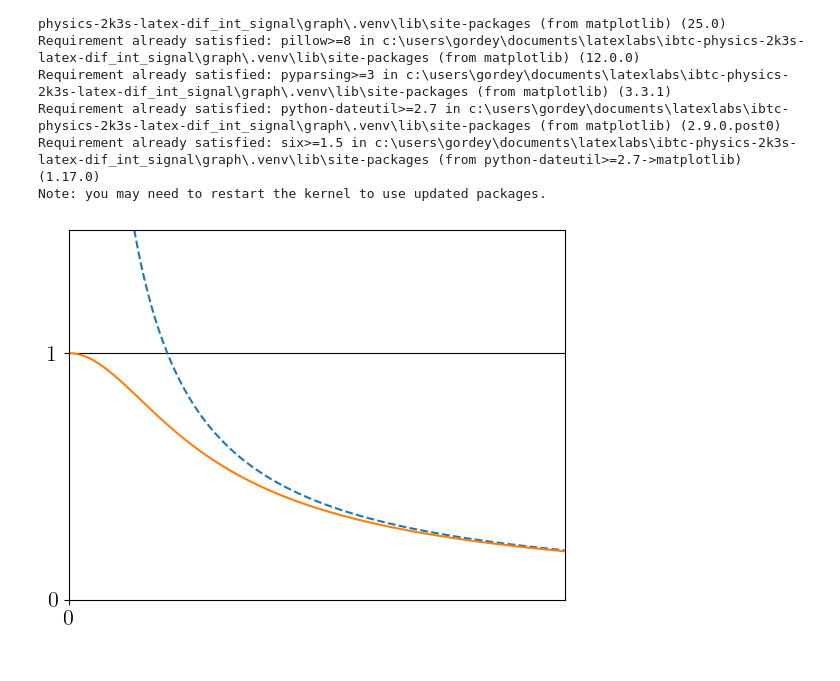
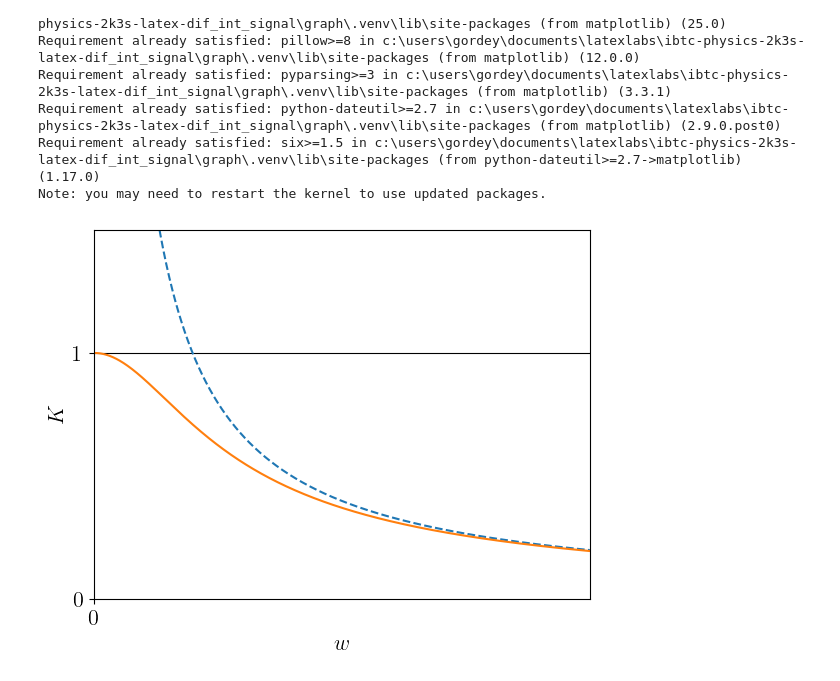
Before and after one commit to SerKin0/IBTC-physics-2k3s-latex-dif_int_signal, a Jupyter notebook: graph/charts/main.ipynb, the cells around one changed output. Saved outputs shown, nothing was run; the diff lists cells and outputs as text; code cells hidden in the pictures.

```diff
--- a/graph/charts/main.ipynb
+++ b/graph/charts/main.ipynb
@@ -32,22 +32,24 @@ def Phi(w):
 # %%
 w = np.linspace(0, 0.1, 1000)
 x = np.linspace(0.0001, 0.1, 1000)
 y_k = [K(w_) for w_ in w]
 y_w = [1 / (w_ * C * R) for w_ in x]
 
 plt.ylim(0, 1.5)
 plt.xlim(0, 0.1)
 
 plt.plot([0, 0.2], [1, 1], linewidth='0.8', color='black')
 plt.plot(w, y_w, linestyle='dashed')
 plt.plot(x, y_k)
 
 plt.yticks([0, 1], ['0', '1'])
 plt.xticks([0],[0])
+plt.xlabel('$w$')
+plt.ylabel('$K$')
 
 plt.savefig('1.pdf', dpi=300, transparent=True)
 # %% [output]
-[figure, old version]
+[figure, new version]
 # %%
 w = np.linspace(0, 1, 1000)
 
```
Also changed, not shown: parts of 3 cells of this notebook, 6 other files.
